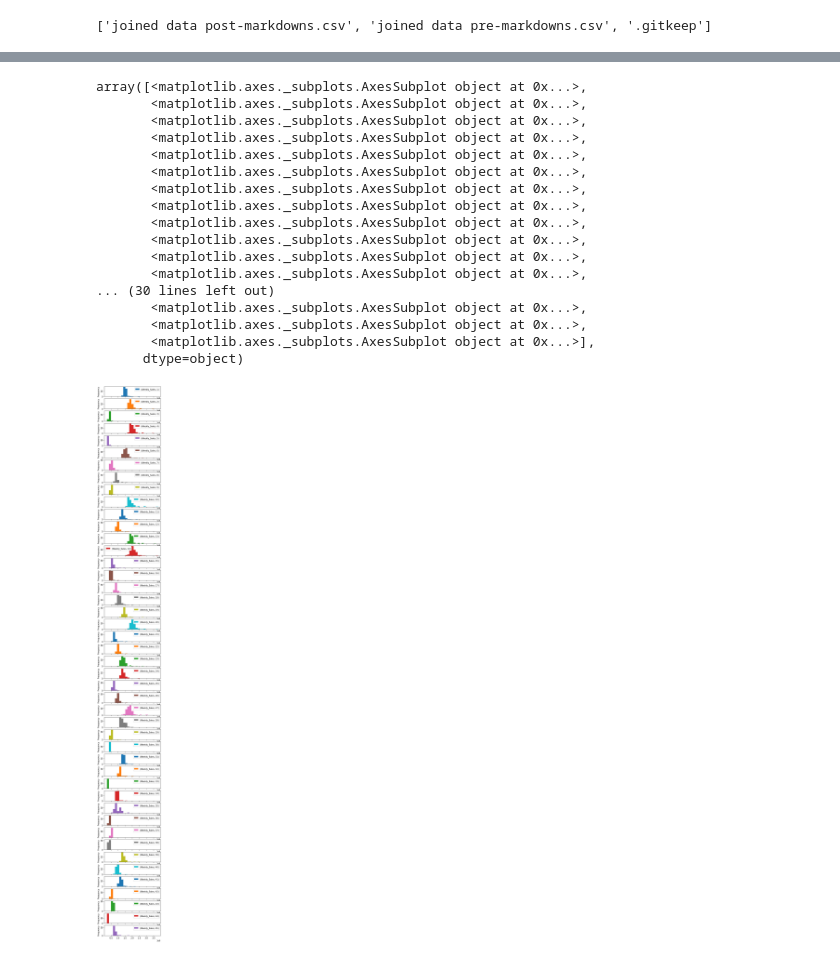
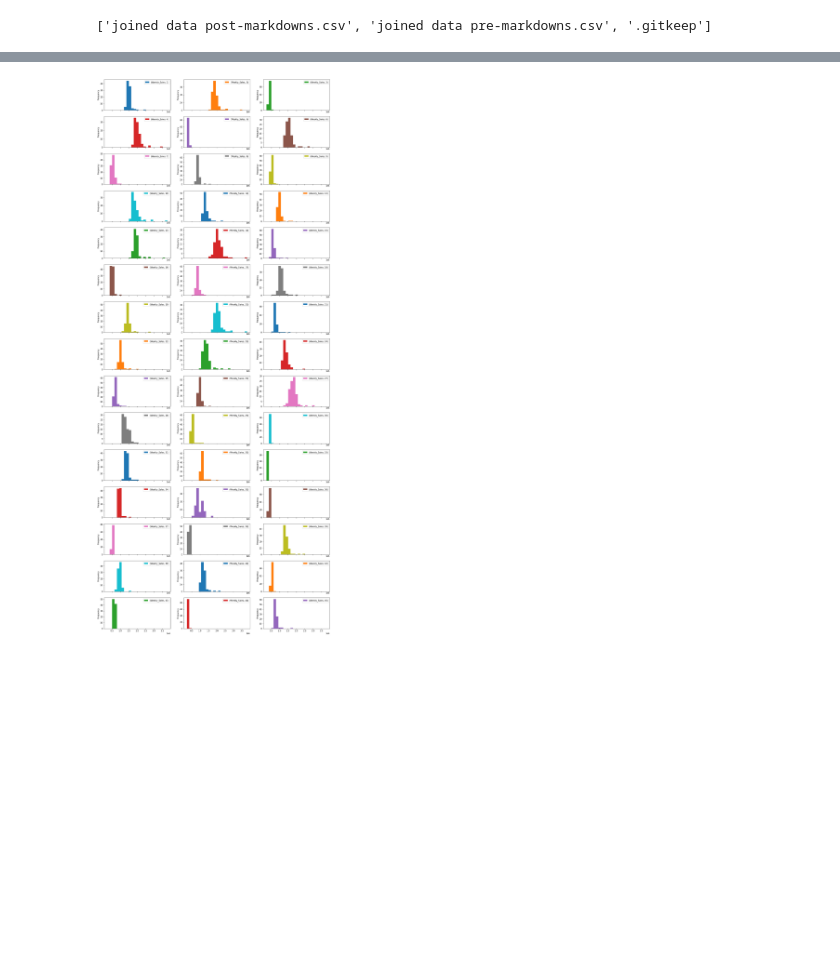
Before and after one commit to Dylan-C-Neal/capstone1-retail_forecasting, a Jupyter notebook: notebooks/C1S2-retail_forecasting.ipynb, the cells around one changed output, grey strips where cells are left out. Drawn from its saved outputs; the diff is of its cells as text; code cells hidden in the pictures; blank space fills up the shorter version.

```diff
--- a/notebooks/C1S2-retail_forecasting.ipynb
+++ b/notebooks/C1S2-retail_forecasting.ipynb
@@ -41,23 +42,7 @@ s1d1['Weekly_Sales'].plot()
 # %%
 df4 = df3.groupby(['Store', 'Date'])[['Weekly_Sales']].sum().sort_index()
 # %%
-df4.unstack(level=0).plot(kind = 'hist', bins = 25, subplots = True, figsize = (5, 50))
+df4.unstack(level=0).plot(kind = 'hist', bins = 25, subplots = True, figsize = (20, 50), layout = (15, 3))
+plt.show()
 # %% [output]
-array([<matplotlib.axes._subplots.AxesSubplot object at 0x...>,
-       <matplotlib.axes._subplots.AxesSubplot object at 0x...>,
-       <matplotlib.axes._subplots.AxesSubplot object at 0x...>,
-       <matplotlib.axes._subplots.AxesSubplot object at 0x...>,
-       <matplotlib.axes._subplots.AxesSubplot object at 0x...>,
-       <matplotlib.axes._subplots.AxesSubplot object at 0x...>,
-       <matplotlib.axes._subplots.AxesSubplot object at 0x...>,
-       <matplotlib.axes._subplots.AxesSubplot object at 0x...>,
-       <matplotlib.axes._subplots.AxesSubplot object at 0x...>,
-       <matplotlib.axes._subplots.AxesSubplot object at 0x...>,
-       <matplotlib.axes._subplots.AxesSubplot object at 0x...>,
-       <matplotlib.axes._subplots.AxesSubplot object at 0x...>,
-... (30 lines left out)
-       <matplotlib.axes._subplots.AxesSubplot object at 0x...>,
-       <matplotlib.axes._subplots.AxesSubplot object at 0x...>,
-       <matplotlib.axes._subplots.AxesSubplot object at 0x...>],
-      dtype=object)
-[figure, old version]
+[figure, new version]
```
Also changed, not shown: parts of 5 cells of this notebook.
